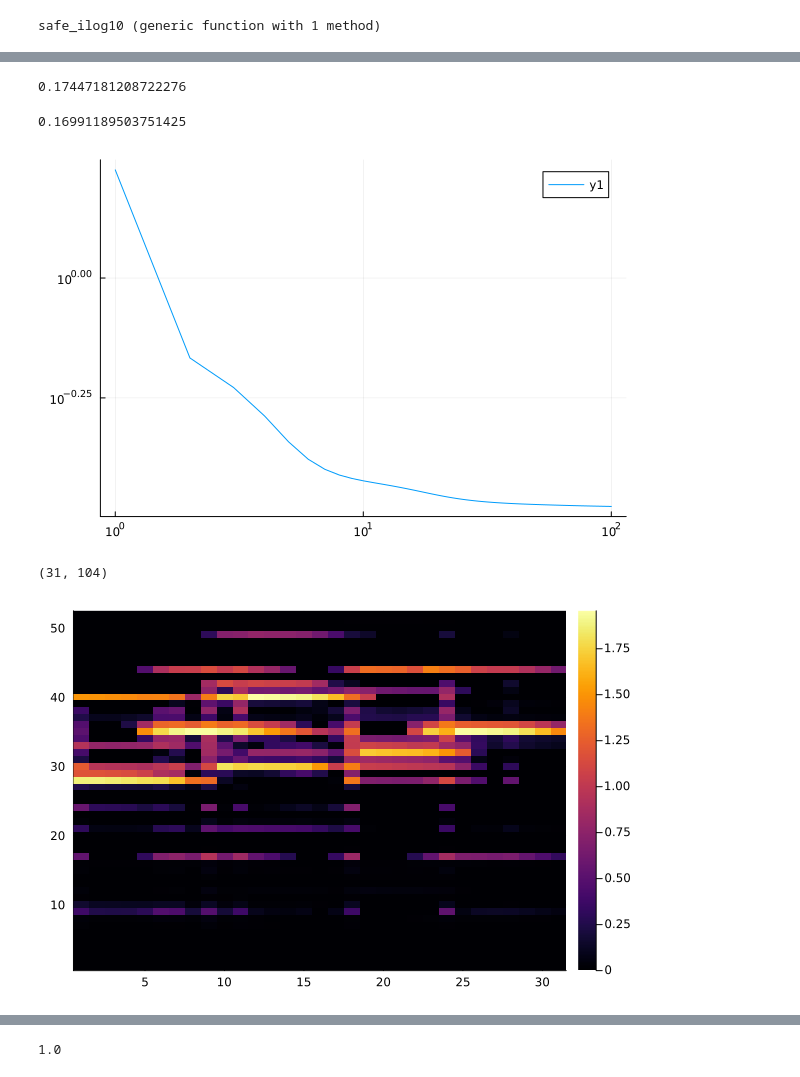
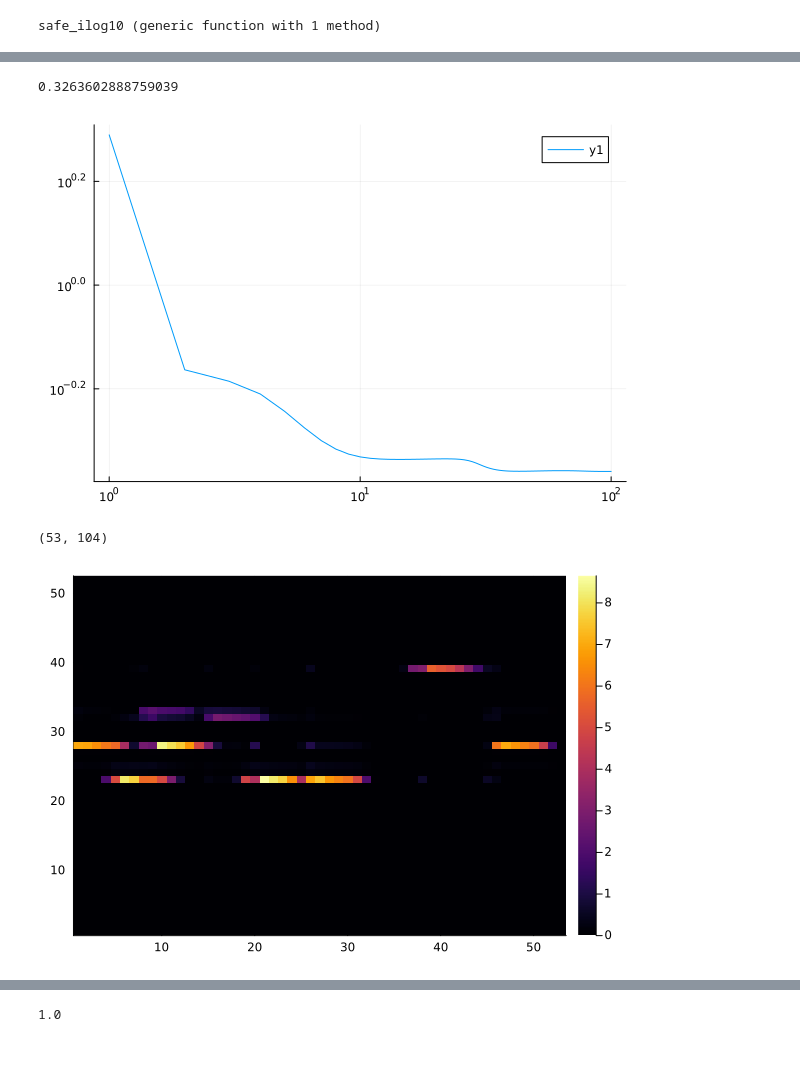
Before and after one commit to njericha/Deep-Unrolling-NTF, a Jupyter notebook: gnmf_music.ipynb, the cells around one changed output, grey strips where cells are left out. Cells and saved outputs as stored; diff of their text form; code cells hidden in the pictures.

```diff
--- a/gnmf_music.ipynb
+++ b/gnmf_music.ipynb
@@ -217,17 +217,14 @@ notename_to_frequency (generic function with 1 method)
 # %%
 # Generate notes for fake data set
 sample_rate = 44000. / 16. # 16th reduction from typical sample rate
-t = range(0, 1.5, step=1/sample_rate)
+t = range(0, 3, step=1/sample_rate)
 
 # STFT Parameters
-w = 250         # window width
+w = 300#250         # window width
 hop = w÷2 - 1   # number of samples to hop over
 window = hann(w)
 nq = sample_rate÷2 #Niquist rate
 tmax = maximum(t)
-
-# Notes to be played, major triad has ratio 2:3:5
-notes = [100, 150, 250] #Hz
 
 # Matrix Sizes
 F, T = size(stft(t, window, hop))
@@ -254,7 +251,8 @@ f = keynumber_to_frequency.(l) #pitch of the l'th piano note
 ν = freqs #linearly spaced frequencies in Fourier domain
 h = n #multiple of the fundimental for the n'th harmonic
 b1 = @. 1/n
-b2 = @. 1/n^4
+b2 = @. 0*1/n^4
+b2[1] = 1
 b2[3] = 1/2;
 b2[5] = 1/3;
 #b2[7] = 1/4;
@@ -267,8 +265,8 @@ notename_to_keynumber("C3")
 # %%
-source1_notes = ["C3", "D3", "E3"]#["C3"] #
-source2_notes = ["G3", "C4", "G3"]#["C3"] #
-source1_delays = [0, 0.4, 0.8] #seconds[0]#
-source2_delays = [0.2, 0.4, 1] #seconds[0.6]#
+source1_notes = ["C3", "F3", "E3", "G2","C3"]#["C3"] #
+source2_notes = ["G2", "C3", "G2", "B3"]#["C3"] #
+source1_delays = [0, 0.4, 0.8, 1.4,2.5] #seconds[0]#
+source2_delays = [0.2, 0.4, 1, 2] #seconds[0.6]#
 
 asr1 = (0.02,0.3,0.1)
 asr2 = (0.1,0.3,0.2)
@@ -339,26 +337,22 @@ heatmap(safe_log10.(Y))
 # %%
-(AA, bb, error) = mu_gnmf_12((Y'), DDDD, maxiter=100,λA=10)#,ϵ=1e-1)
+(AA, bb, error) = mu_gnmf_12((Y'), DDDD, maxiter=100,λA=50,λb=1.2,ϵA=1e-1)
 b1_estimate,b2_estimate = bb[1:N], bb[N+1:end]
 A1_estimate,A2_estimate = AA[:, 1:L], AA[:, L+1:end];
 # %%
 error[100]
 # %% [output]
-0.17447181208722276
+0.3263602888759039
-# %%
-error[1000]
-# %% [output]
-0.16991189503751425
 # %%
 plot(error,yaxis=:log10,xaxis=:log10)
 # %% [output]
-[figure, old version]
+[figure, new version]
 # %%
 size(AA)
 # %% [output]
-(31, 104)
+(53, 104)
 # %%
 X1_estimate, X2_estimate = (A1_estimate*(D×₃b1_estimate))', (A2_estimate*(D×₃b2_estimate))';
 # %%
-heatmap(safe_log10.(A1_estimate'))
+heatmap((A1_estimate'))
 # %% [output]
-[figure, old version]
+[figure, new version]
```
Also changed, not shown: parts of 31 cells of this notebook, 1 other file.
